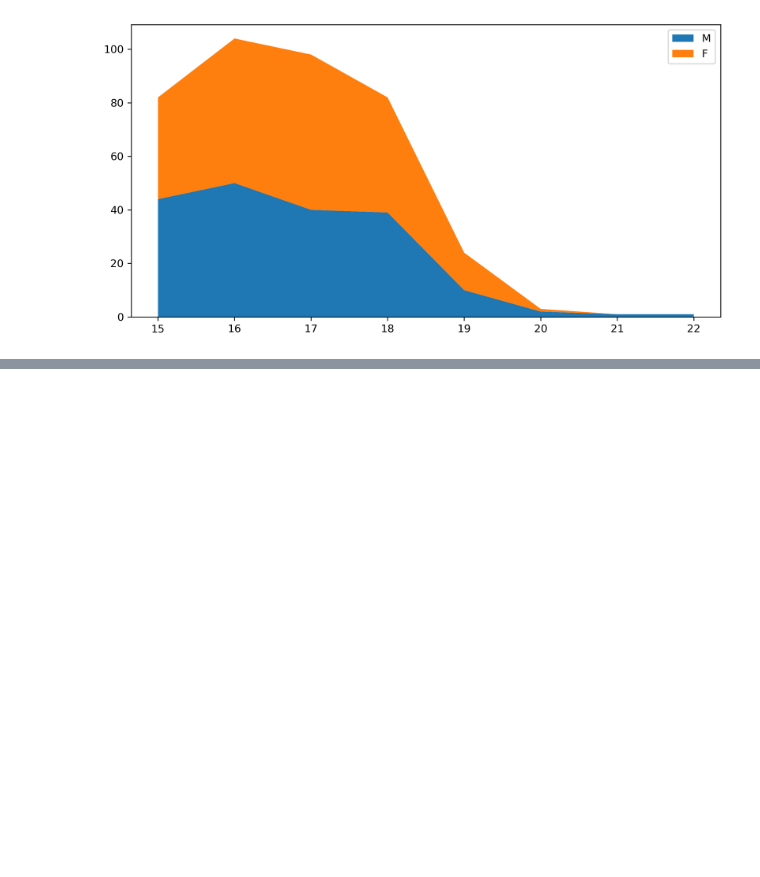
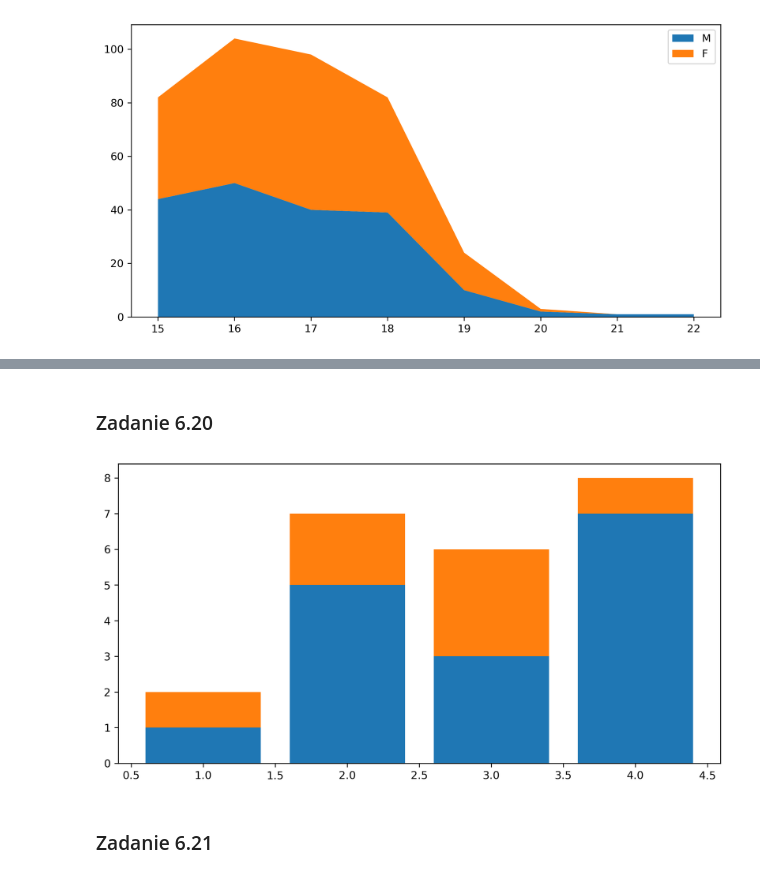
Before and after one commit to kplawik/MetodyWizualizacjiDanych, a Jupyter notebook: zadania_6.ipynb, the cells around one changed output, grey strips where cells are left out. Cells and saved outputs as stored; diff of their text form; code cells hidden in the pictures; blank space fills up the shorter version.

```diff
--- a/zadania_6.ipynb
+++ b/zadania_6.ipynb
@@ -364,0 +377,20 @@ plt.close(1)
+# %% [markdown]
+### Zadanie 6.20
+# %%
+#1
+plt.figure(figsize=(10, 5), dpi=300, num=1)
+#3
+x = [1,2,3,4]
+y1 = [2,5,3,7]
+y2 = [-1,2,3,1]
+#4
+plt.bar(x, y1)
+plt.bar(x, y2, bottom=y1)
+#5
+plt.show()
+#2
+plt.close(1)
+# %% [output]
+[figure, added]
+# %% [markdown]
+### Zadanie 6.21
```
Also changed, not shown: parts of 17 cells of this notebook.
